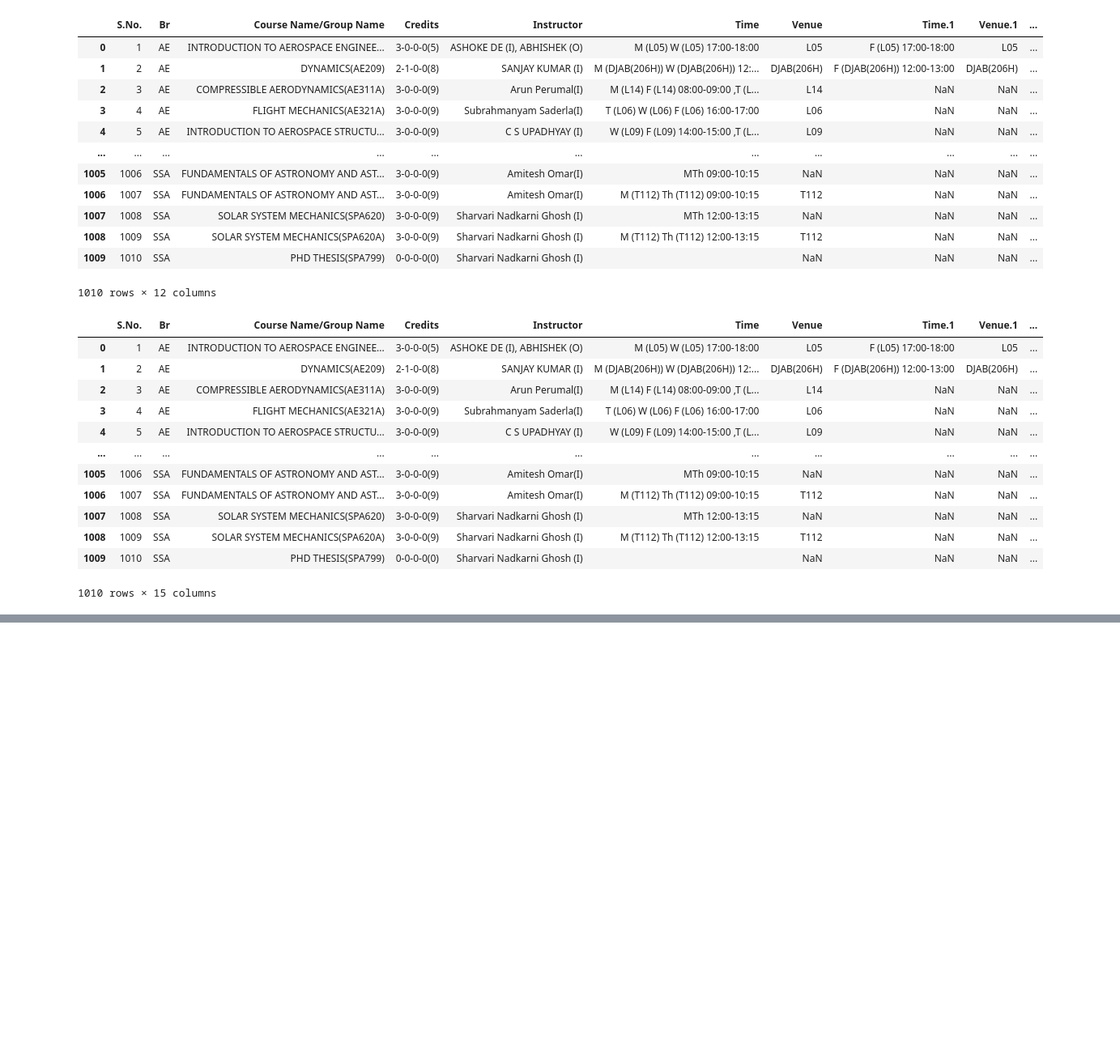
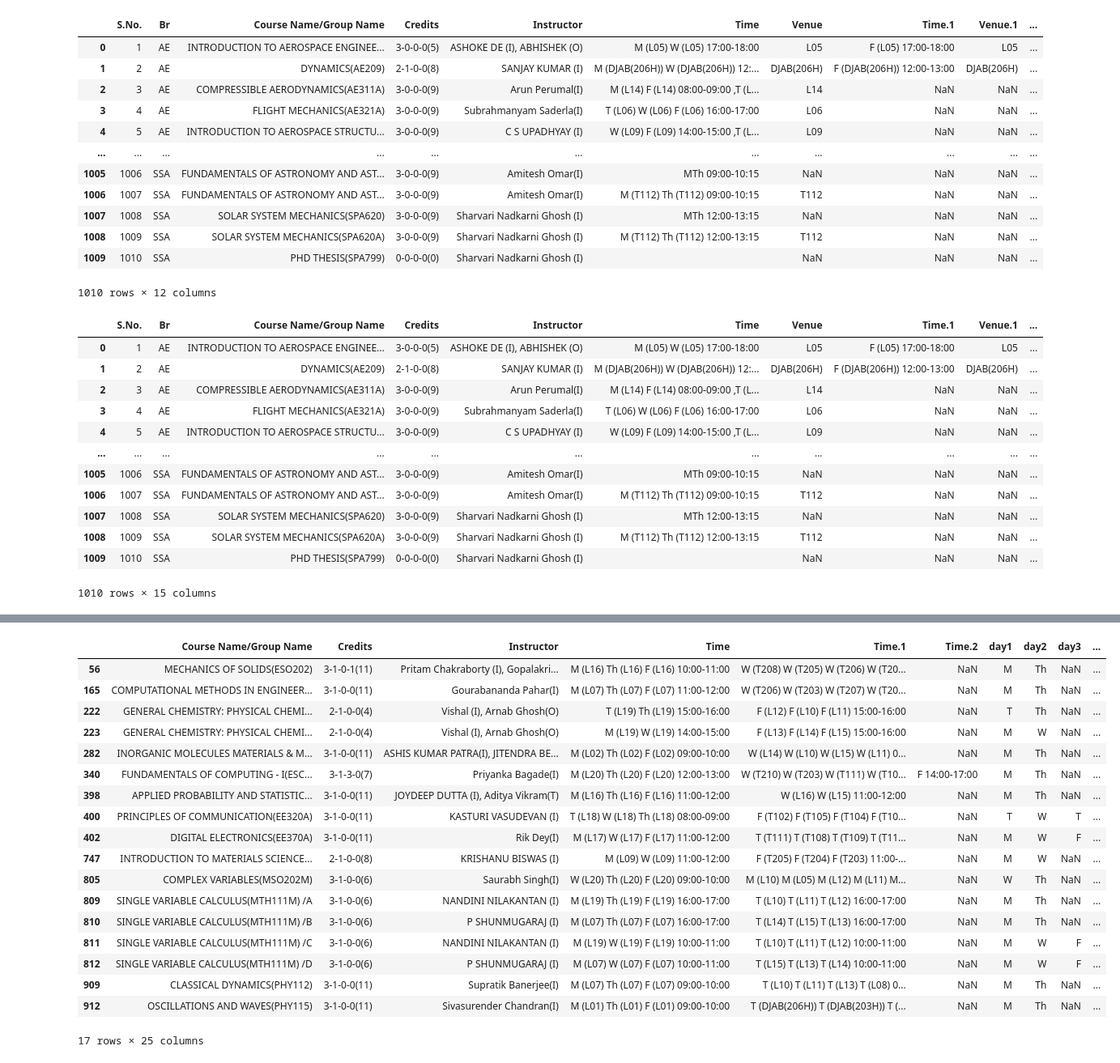
Before and after one commit to pcjain-309/iitkPlanner, a Jupyter notebook: iitk-planner-backend/iitk-planner/pingala.ipynb, the cells around one changed output, grey strips where cells are left out. Shown: that part at 81% size. Drawn from its saved outputs; the diff is of its cells as text; code cells hidden in the pictures; blank space fills up the shorter version.

```diff
--- a/iitk-planner-backend/iitk-planner/pingala.ipynb
+++ b/iitk-planner-backend/iitk-planner/pingala.ipynb
@@ -199,0 +961,2 @@ df['formatted_schedule_column'][3]
+# %%
+df["time8910"] = df["Cleaned_Time_1"].str[-11:]
@@ -199,0 +979,9 @@ df['formatted_schedule_column'][3]
+# %%
+# Apply the function to the "raw" column and create new columns "start_time" and "end_time"
+df[['start_time8910', 'end_time8910']] = df["time8910"].apply(lambda x: pd.Series(convert_time(x)))
+# %%
+df['start_time8910'] = df['start_time8910'].apply(convert_to_new_format)
+df['end_time8910'] = df['end_time8910'].apply(convert_to_new_format)
+# %%
+# df = df.drop("time8910", axis = 1)
+df = df.drop('Cleaned_Time_1', axis =1)
@@ -199,0 +1004,25 @@ df['formatted_schedule_column'][3]
+# %%
+indices_with_non_none_values = df.index[df['day9'].notna()]
+
+# Print the rows with non-None values
+df.loc[indices_with_non_none_values]
+# %% [output]
+|  | Course Name/Group Name | Credits | Instructor | Time | Time.1 | Time.2 | day1 | day2 | day3 | ... |
+| 56 | MECHANICS OF SOLIDS(ESO202) | 3-1-0-1(11) | Pritam Chakraborty (I), Gopalakri... | M (L16) Th (L16) F (L16) 10:00-11:00 | W (T208) W (T205) W (T206) W (T20... | NaN | M | Th | NaN | ... |
+| 165 | COMPUTATIONAL METHODS IN ENGINEER... | 3-1-0-0(11) | Gourabananda Pahar(I) | M (L07) Th (L07) F (L07) 11:00-12:00 | W (T206) W (T203) W (T207) W (T20... | NaN | M | Th | NaN | ... |
+| 222 | GENERAL CHEMISTRY: PHYSICAL CHEMI... | 2-1-0-0(4) | Vishal (I), Arnab Ghosh(O) | T (L19) Th (L19) 15:00-16:00 | F (L12) F (L10) F (L11) 15:00-16:00 | NaN | T | Th | NaN | ... |
+| 223 | GENERAL CHEMISTRY: PHYSICAL CHEMI... | 2-1-0-0(4) | Vishal (I), Arnab Ghosh(O) | M (L19) W (L19) 14:00-15:00 | F (L13) F (L14) F (L15) 15:00-16:00 | NaN | M | W | NaN | ... |
+| 282 | INORGANIC MOLECULES MATERIALS & M... | 3-1-0-0(11) | ASHIS KUMAR PATRA(I), JITENDRA BE... | M (L02) Th (L02) F (L02) 09:00-10:00 | W (L14) W (L10) W (L15) W (L11) 0... | NaN | M | Th | NaN | ... |
+| 340 | FUNDAMENTALS OF COMPUTING - I(ESC... | 3-1-3-0(7) | Priyanka Bagade(I) | M (L20) Th (L20) F (L20) 12:00-13:00 | W (T210) W (T203) W (T111) W (T10... | F 14:00-17:00 | M | Th | NaN | ... |
+| 398 | APPLIED PROBABILITY AND STATISTIC... | 3-1-0-0(11) | JOYDEEP DUTTA (I), Aditya Vikram(T) | M (L16) Th (L16) F (L16) 11:00-12:00 | W (L16) W (L15) 11:00-12:00 | NaN | M | Th | NaN | ... |
+| 400 | PRINCIPLES OF COMMUNICATION(EE320A) | 3-1-0-0(11) | KASTURI VASUDEVAN (I) | T (L18) W (L18) Th (L18) 08:00-09:00 | F (T102) F (T105) F (T104) F (T10... | NaN | T | W | T | ... |
+| 402 | DIGITAL ELECTRONICS(EE370A) | 3-1-0-0(11) | Rik Dey(I) | M (L17) W (L17) F (L17) 11:00-12:00 | T (T111) T (T108) T (T109) T (T11... | NaN | M | W | F | ... |
+| 747 | INTRODUCTION TO MATERIALS SCIENCE... | 2-1-0-0(8) | KRISHANU BISWAS (I) | M (L09) W (L09) 11:00-12:00 | F (T205) F (T204) F (T203) 11:00-... | NaN | M | W | NaN | ... |
+| 805 | COMPLEX VARIABLES(MSO202M) | 3-1-0-0(6) | Saurabh Singh(I) | W (L20) Th (L20) F (L20) 09:00-10:00 | M (L10) M (L05) M (L12) M (L11) M... | NaN | W | Th | NaN | ... |
+| 809 | SINGLE VARIABLE CALCULUS(MTH111M) /A | 3-1-0-0(6) | NANDINI NILAKANTAN (I) | M (L19) Th (L19) F (L19) 16:00-17:00 | T (L10) T (L11) T (L12) 16:00-17:00 | NaN | M | Th | NaN | ... |
+| 810 | SINGLE VARIABLE CALCULUS(MTH111M) /B | 3-1-0-0(6) | P SHUNMUGARAJ (I) | M (L07) Th (L07) F (L07) 16:00-17:00 | T (L14) T (L15) T (L13) 16:00-17:00 | NaN | M | Th | NaN | ... |
+| 811 | SINGLE VARIABLE CALCULUS(MTH111M) /C | 3-1-0-0(6) | NANDINI NILAKANTAN (I) | M (L19) W (L19) F (L19) 10:00-11:00 | T (L10) T (L11) T (L12) 10:00-11:00 | NaN | M | W | F | ... |
+| 812 | SINGLE VARIABLE CALCULUS(MTH111M) /D | 3-1-0-0(6) | P SHUNMUGARAJ (I) | M (L07) W (L07) F (L07) 10:00-11:00 | T (L15) T (L13) T (L14) 10:00-11:00 | NaN | M | W | F | ... |
+| 909 | CLASSICAL DYNAMICS(PHY112) | 3-1-0-0(11) | Supratik Banerjee(I) | M (L07) Th (L07) F (L07) 09:00-10:00 | T (L10) T (L11) T (L13) T (L08) 0... | NaN | M | Th | NaN | ... |
+| 912 | OSCILLATIONS AND WAVES(PHY115) | 3-1-0-0(11) | Sivasurender Chandran(I) | M (L01) Th (L01) F (L01) 09:00-10:00 | T (DJAB(206H)) T (DJAB(203H)) T (... | NaN | M | Th | NaN | ... |
+17 rows × 25 columns
```
Also changed, not shown: parts of 192 cells of this notebook, 24 other files.
